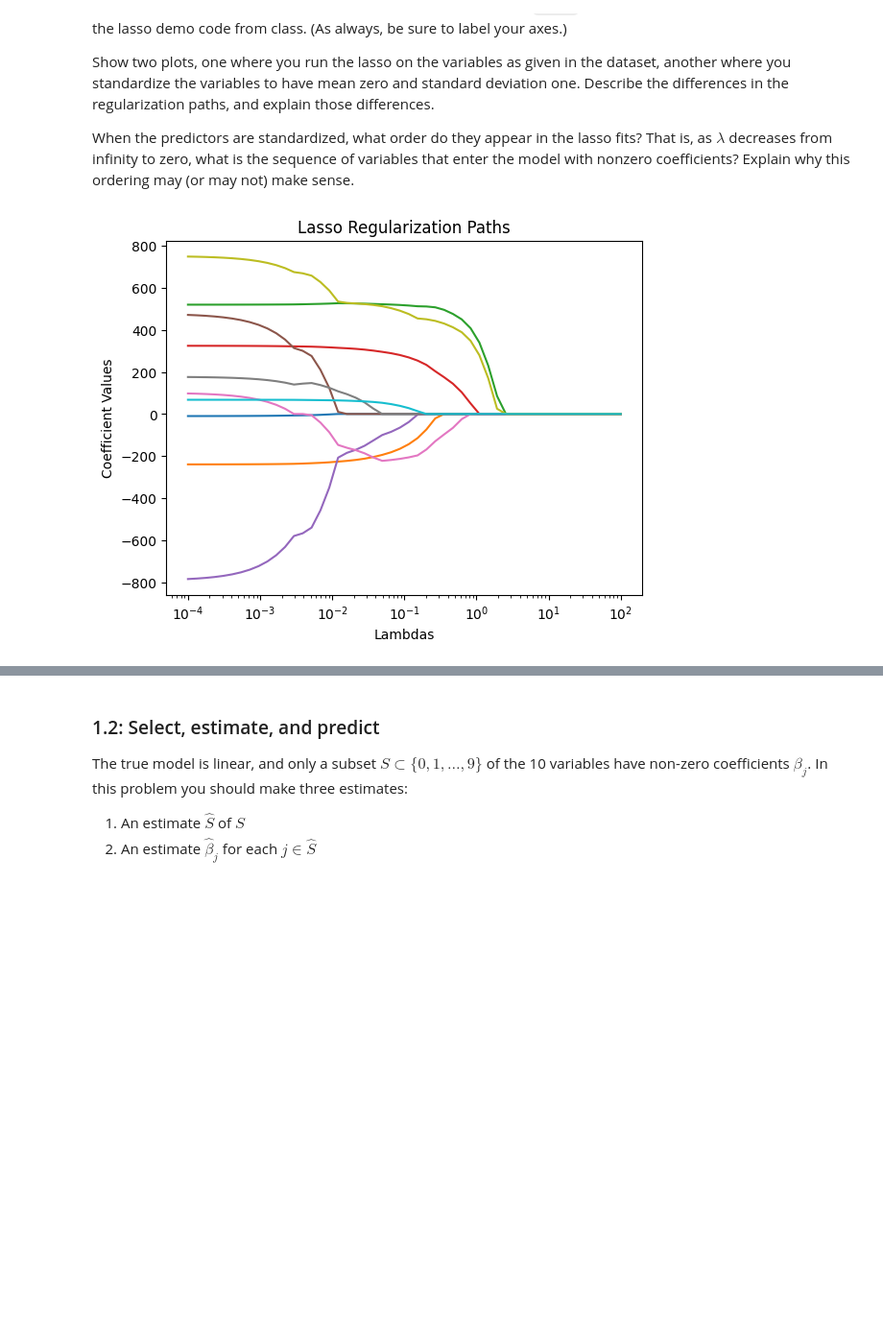
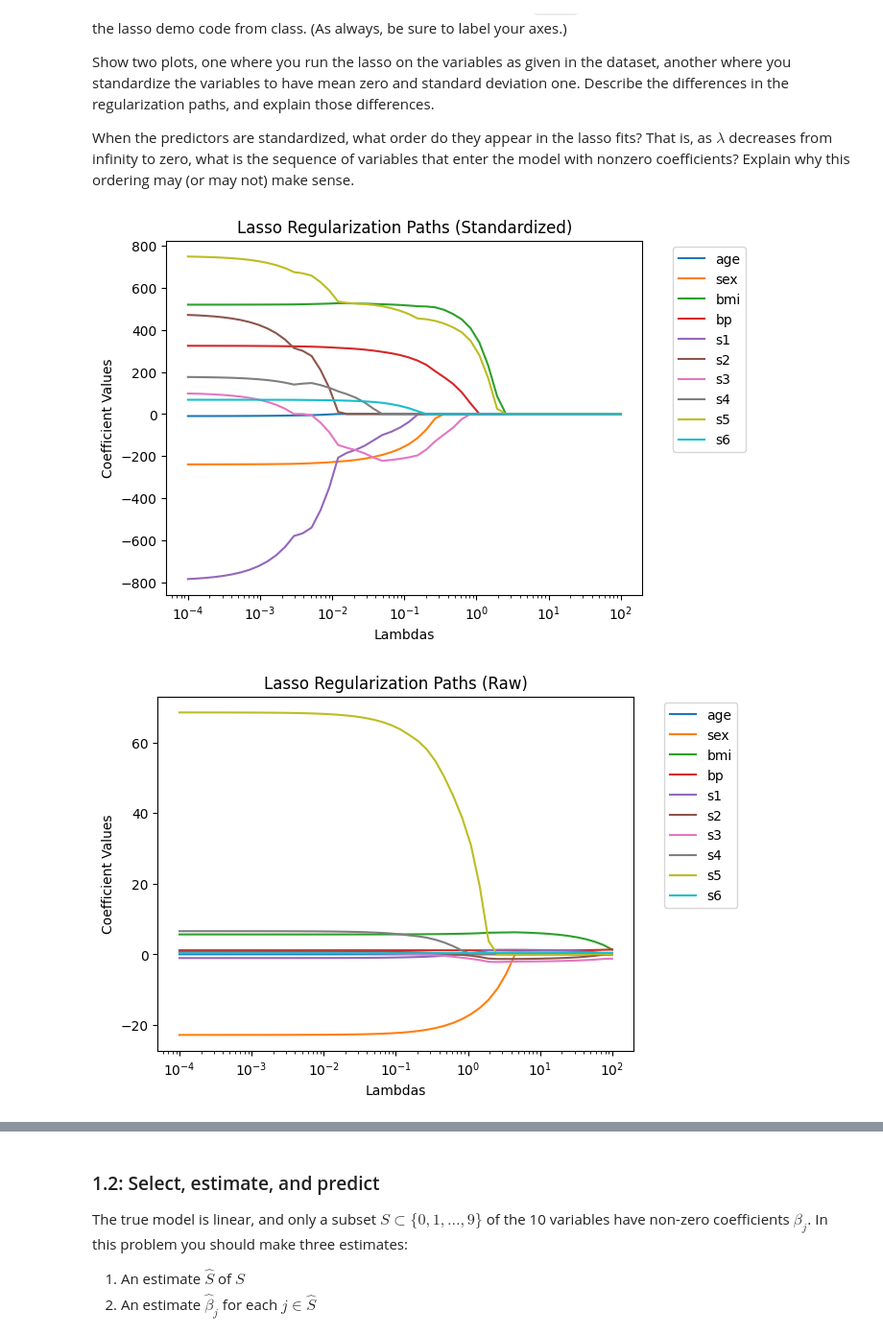
Before and after one commit to ml3267/s-ds3650, a Jupyter notebook: assignments/assn1/assn1.ipynb, the cells around one changed output, grey strips where cells are left out. Shown at 96% size. Drawn from its saved outputs; the diff is of its cells as text; code cells hidden in the pictures; blank space fills up the shorter version.

```diff
--- a/assignments/assn1/assn1.ipynb
+++ b/assignments/assn1/assn1.ipynb
@@ -56,6 +56,11 @@ X_raw, y_raw = load_diabetes(return_X_y=True, scaled=False)
 print(np.allclose(y, y_raw))
 print(np.allclose(X/np.std(X,axis=0), (X_raw - np.mean(X_raw, axis=0)) / np.std(X_raw, axis=0)))
 # The above two print statements should both return True.
+
+# getting feature names
+diabetes = load_diabetes(as_frame=True)
+feature_names = diabetes.feature_names
+print(feature_names)
 # %% [output]
 Number of rows: 442
 Number of columns: 10
@@ -72,29 +78,35 @@ When the predictors are standardized, what order do they appear in the lasso fit
 # %%
 # your code (and Markdown if needed) here
 
 lambdas = np.logspace(-4, 2, 50)
 lasso = Lasso()
 
 def plot_regpaths(scaled=True):
+  plt.figure()
   coefs = []
 
   if scaled == True:
     predictor, output = X, y
+    title = 'Lasso Regularization Paths (Standardized)'
   else:
     predictor, output = X_raw, y_raw
+    title = 'Lasso Regularization Paths (Raw)'
 
   for l in lambdas:
     lasso.set_params(alpha = l)
     lasso.fit(predictor, output)
     coefs.append(lasso.coef_)
   coefs = np.array(coefs)
 
   plt.plot(lambdas, coefs)
   plt.xscale('log')
   plt.xlabel('Lambdas')
   plt.ylabel('Coefficient Values')
-  plt.title('Lasso Regularization Paths')
+  plt.title(title)
+  plt.legend(feature_names, bbox_to_anchor=(1.05, 1), loc='upper left')
 
 plot_regpaths(scaled=True)
+plot_regpaths(scaled=False)
 # %% [output]
-[figure, old version]
+[figure, new version]
+[figure, added]
```
Also changed, not shown: parts of 2 cells of this notebook.
